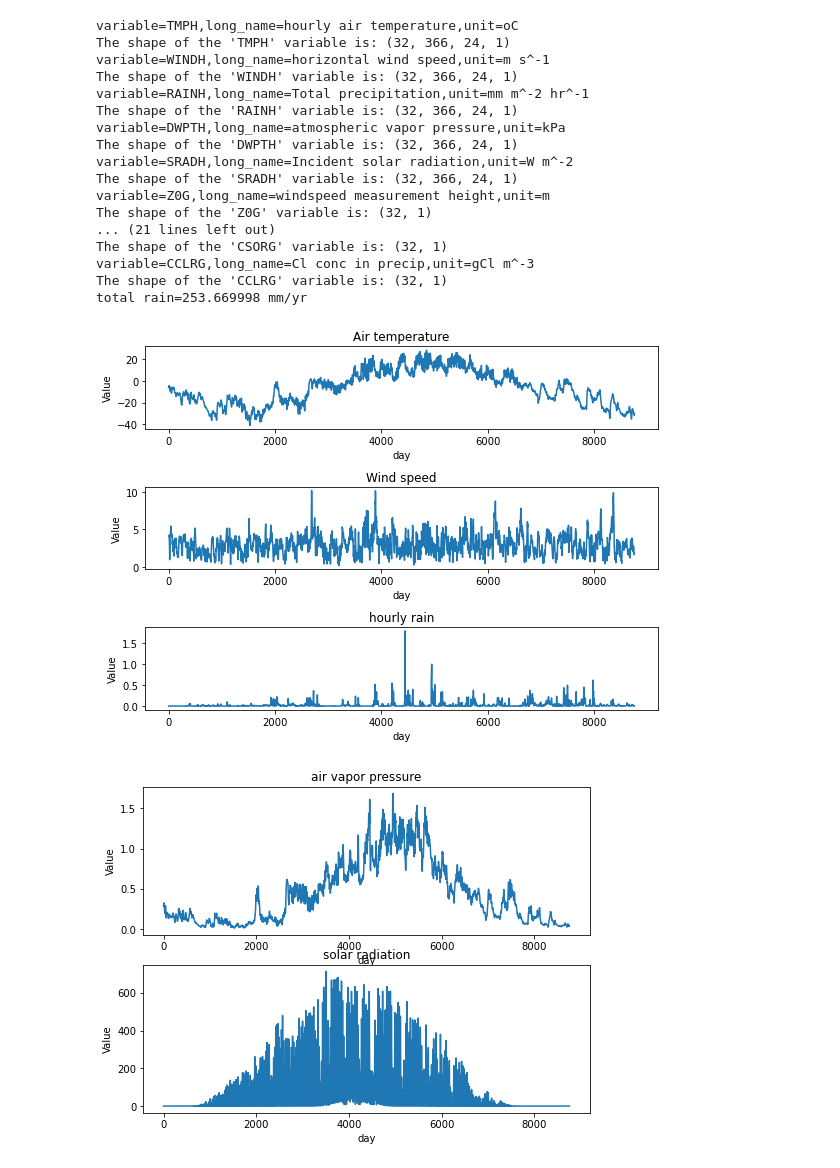
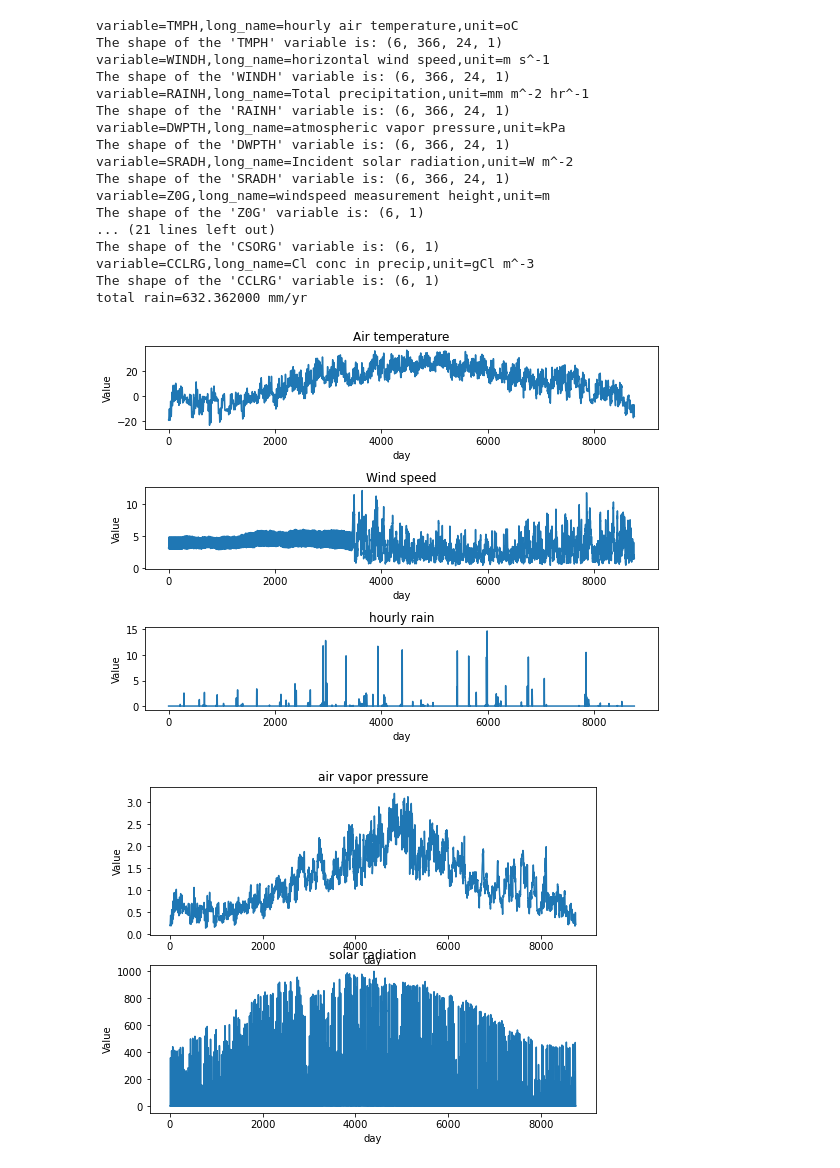
Before and after one commit to jinyun1tang/EcoSIM, a Jupyter notebook: python_tools/ClimCheck.ipynb, the cells around one changed output. Cells and saved outputs as stored; diff of their text form; code cells hidden in the pictures.

Commit message:
reorgnized input data
Now put input data into more
appropriate directories.

```diff
--- a/python_tools/ClimCheck.ipynb
+++ b/python_tools/ClimCheck.ipynb
@@ -8,8 +8,10 @@ import subprocess
 from pathlib import Path
 import matplotlib.pyplot as plt
 # %%
-file_path='/Users/jinyuntang/work/github/ecosim3/EcoSIM/examples/inputs/sample/'
-file_name='sample_clim_200230202.nc'
+file_path='/Users/jinyuntang/work/github/ecosim3/EcoSIM/examples/inputs/'
+file_name='sample/sample_clim_200230202.nc'
+file_name='lake/lake_clim_20230203.nc'
+file_name='dryland_maize/dryland_clm_20230203.nc'
 # %%
 file_full=file_path+file_name
 
@@ -33,57 +35,57 @@ with Dataset(file_full, 'r+') as nc_file:
 
     #plot the variable
     fig, axs = plt.subplots(3, 1, figsize=(8, 6))
-    temp=tmph[0,:,:,0].reshape(-1)
+    temp=tmph[0,0:365,:,0].reshape(-1)
     axs[0].plot(temp)
     axs[0].set_xlabel('day')
     axs[0].set_ylabel('Value')
     axs[0].set_title('Air temperature')
 
-    wind=windh[0,:,:,0].reshape(-1)
+    wind=windh[0,0:365,:,0].reshape(-1)
     axs[1].plot(wind)
     axs[1].set_xlabel('day')
     axs[1].set_ylabel('Value')
     axs[1].set_title('Wind speed')
 
-    rain=rainh[0,:,:,0].reshape(-1)
+    rain=rainh[0,0:365,:,0].reshape(-1)
     print('total rain=%f mm/yr'%np.sum(rain))
     axs[2].plot(rain)
     axs[2].set_xlabel('day')
     axs[2].set_ylabel('Value')
     axs[2].set_title('hourly rain')
     # Adjust layout
     plt.tight_layout()
     plt.show()
 
     fig, axs = plt.subplots(2, 1, figsize=(8, 6))
-    dwpt=dwpth[0,:,:,0].reshape(-1)
+    dwpt=dwpth[0,0:365,:,0].reshape(-1)
     axs[0].plot(dwpt)
     axs[0].set_xlabel('day')
     axs[0].set_ylabel('Value')
     axs[0].set_title('air vapor pressure')
 
-    srad=sradh[0,:,:,0].reshape(-1)
+    srad=sradh[0,0:365,:,0].reshape(-1)
     axs[1].plot(srad)
     axs[1].set_xlabel('day')
     axs[1].set_ylabel('Value')
     axs[1].set_title('solar radiation')
 # %% [output]
 variable=TMPH,long_name=hourly air temperature,unit=oC
-The shape of the 'TMPH' variable is: (32, 366, 24, 1)
+The shape of the 'TMPH' variable is: (6, 366, 24, 1)
 variable=WINDH,long_name=horizontal wind speed,unit=m s^-1
-The shape of the 'WINDH' variable is: (32, 366, 24, 1)
+The shape of the 'WINDH' variable is: (6, 366, 24, 1)
 variable=RAINH,long_name=Total precipitation,unit=mm m^-2 hr^-1
-The shape of the 'RAINH' variable is: (32, 366, 24, 1)
+The shape of the 'RAINH' variable is: (6, 366, 24, 1)
 variable=DWPTH,long_name=atmospheric vapor pressure,unit=kPa
-The shape of the 'DWPTH' variable is: (32, 366, 24, 1)
+The shape of the 'DWPTH' variable is: (6, 366, 24, 1)
 variable=SRADH,long_name=Incident solar radiation,unit=W m^-2
-The shape of the 'SRADH' variable is: (32, 366, 24, 1)
+The shape of the 'SRADH' variable is: (6, 366, 24, 1)
 variable=Z0G,long_name=windspeed measurement height,unit=m
-The shape of the 'Z0G' variable is: (32, 1)
+The shape of the 'Z0G' variable is: (6, 1)
 ... (21 lines left out)
-The shape of the 'CSORG' variable is: (32, 1)
+The shape of the 'CSORG' variable is: (6, 1)
 variable=CCLRG,long_name=Cl conc in precip,unit=gCl m^-3
-The shape of the 'CCLRG' variable is: (32, 1)
-total rain=253.669998 mm/yr
+The shape of the 'CCLRG' variable is: (6, 1)
+total rain=632.362000 mm/yr
-[figure, old version]
+[figure, new version]
-[figure, old version]
+[figure, new version]
```
Also changed, not shown: 26 other files.
